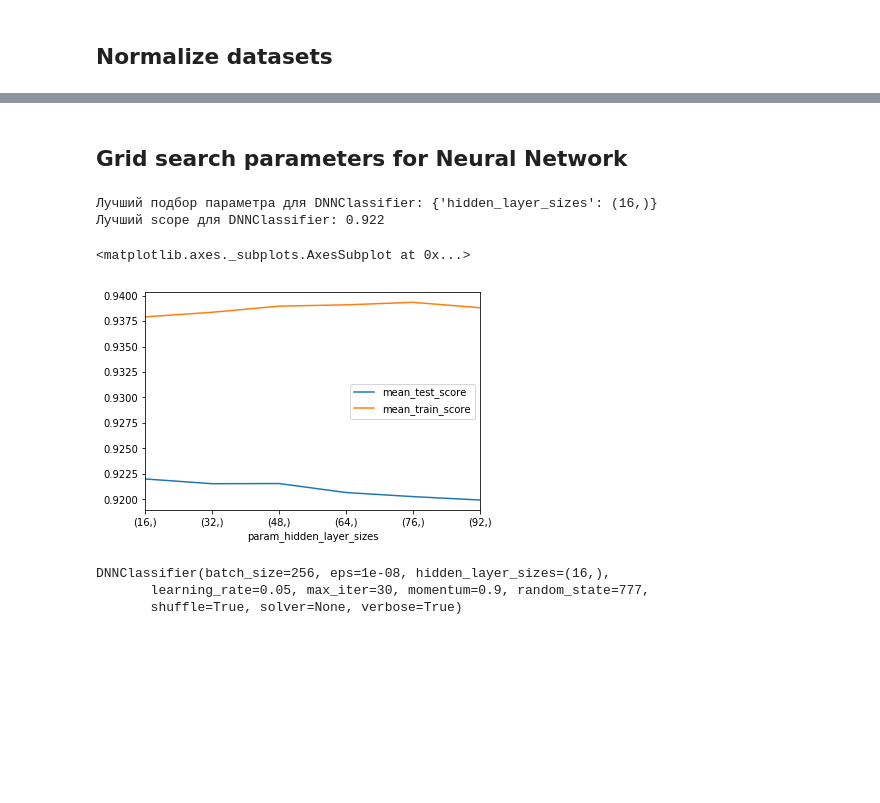
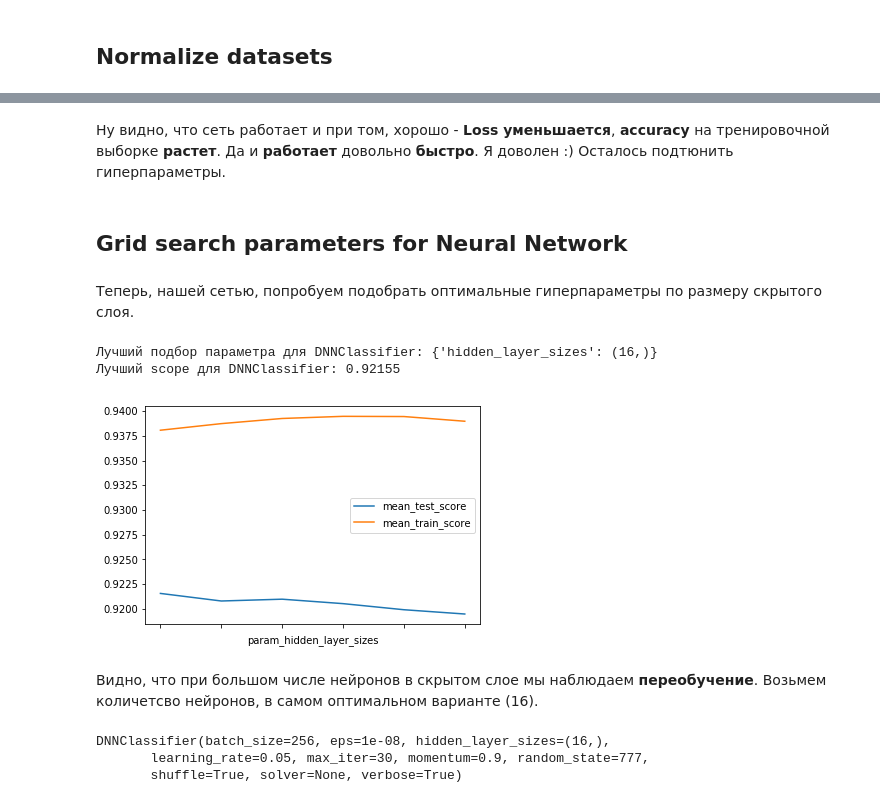
Before and after one commit to PetrovKP/deep_learning, a Jupyter notebook: backpropagation/mnist.ipynb, the cells around one changed output, grey strips where cells are left out. Saved outputs shown, nothing was run; the diff lists cells and outputs as text; code cells hidden in the pictures; blank space fills up the shorter version.

```diff
--- a/backpropagation/mnist.ipynb
+++ b/backpropagation/mnist.ipynb
@@ -88,7 +120,7 @@ class DNNClassifier(BaseEstimator, ClassifierMixin):
         return coef_grads
 
     def __init_layer(self, input_size, output_size):
-        a = 2.0/(input_size + output_size)
+        a = np.sqrt(6.0 / (input_size + output_size))
         w = np.random.uniform(-a, a, (input_size, output_size))
         return w
 
@@ -178,0 +217,8 @@ x_test /= 255
+# %%
+%%time
+clf = DNNClassifier(hidden_layer_sizes=(100,), max_iter=10, solver='adagrad',
+     batch_size=256, learning_rate=0.05, random_state=777, shuffle=True, verbose=True)
+clf.fit(x_train, y_train)
+y_pred = clf.predict(x_test)
+print()
+print('Accuracy на тестовой выборке: ', (y_pred == y_test).mean())
@@ -179,5 +239,9 @@ x_test /= 255
+# %% [markdown]
+Ну видно, что сеть работает и при том, хорошо - **Loss уменьшается**, **accuracy** на тренировочной выборке **растет**. Да и **работает** довольно **быстро**. Я доволен :) Осталось подтюнить гиперпараметры.
 # %% [markdown]
 ## Grid search parameters for Neural Network
+# %% [markdown]
+Теперь, нашей сетью, попробуем подобрать оптимальные гиперпараметры по размеру скрытого слоя.
 # %%
 from sklearn.model_selection import GridSearchCV
 # %%
@@ -189,16 +253,18 @@ estimator = DNNClassifier(solver='adagrad',
      batch_size=256, learning_rate=0.05, max_iter=50,
      random_state=777, verbose=False)
 
-clf = GridSearchCV(estimator, parameters, cv=5, scoring='accuracy')
-clf.fit(x_train, y_train)
-print("Лучший подбор параметра для DNNClassifier: {}".format(clf.best_params_))
-print("Лучший scope для DNNClassifier: {}".format(clf.best_score_))
+grid_clf = GridSearchCV(estimator, parameters, cv=5, scoring='accuracy')
+grid_clf.fit(x_train, y_train)
+print("Лучший подбор параметра для DNNClassifier: {}".format(grid_clf.best_params_))
+print("Лучший scope для DNNClassifier: {}".format(grid_clf.best_score_))
 # %% [output]
 Лучший подбор параметра для DNNClassifier: {'hidden_layer_sizes': (16,)}
-Лучший scope для DNNClassifier: 0.922
+Лучший scope для DNNClassifier: 0.92155
 # %%
-pd.DataFrame(clf.cv_results_).plot(x='param_hidden_layer_sizes', y=[ 'mean_test_score', 'mean_train_score'])
+pd.DataFrame(grid_clf.cv_results_).plot(x='param_hidden_layer_sizes', y=[ 'mean_test_score', 'mean_train_score'])
+pass
 # %% [output]
-<matplotlib.axes._subplots.AxesSubplot at 0x...>
-[figure, old version]
+[figure, new version]
+# %% [markdown]
+Видно, что при большом числе нейронов в скрытом слое мы наблюдаем **переобучение**. Возьмем количетсво нейронов, в самом оптимальном варианте (16).
 # %%
```
Also changed, not shown: parts of 19 cells of this notebook.
